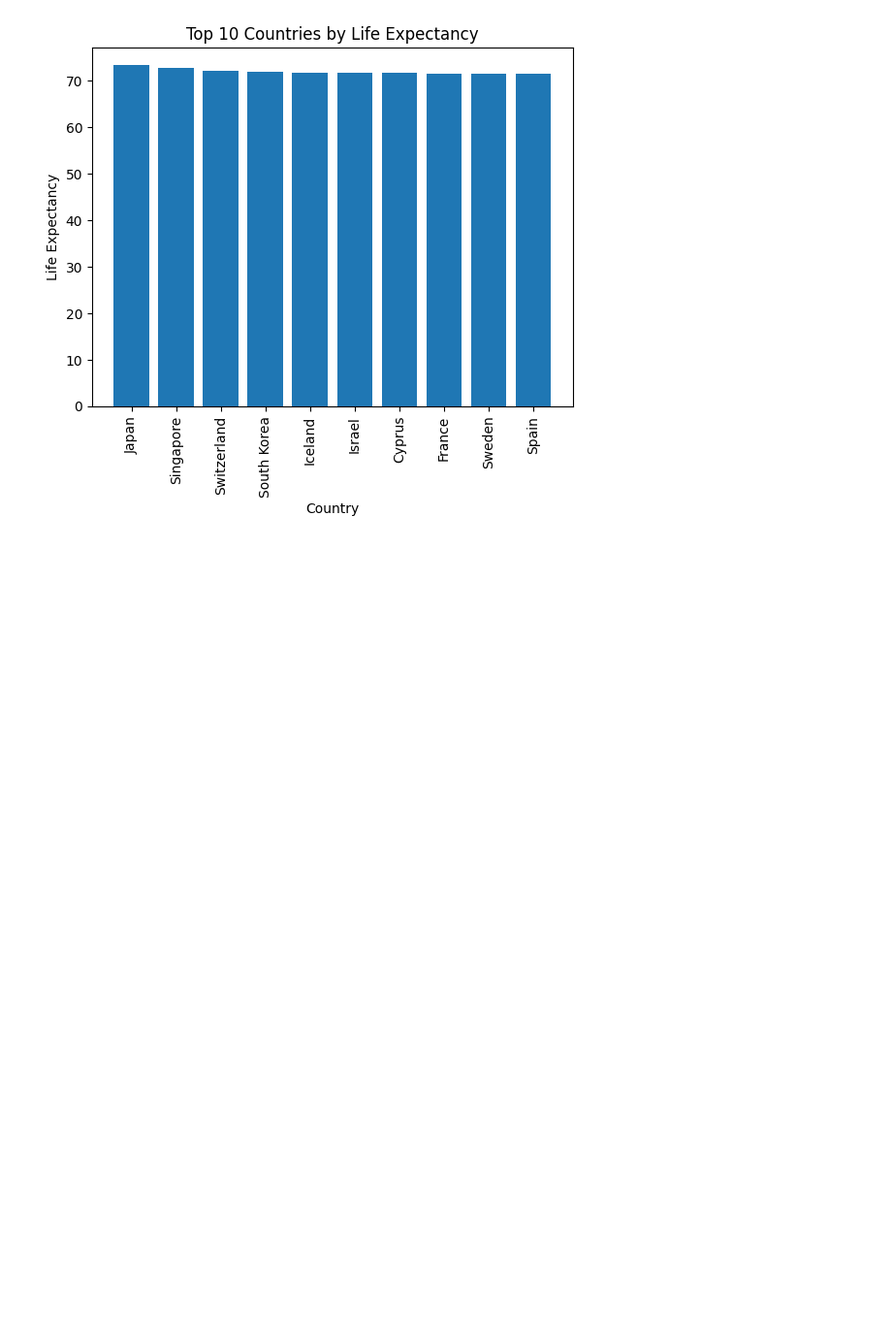
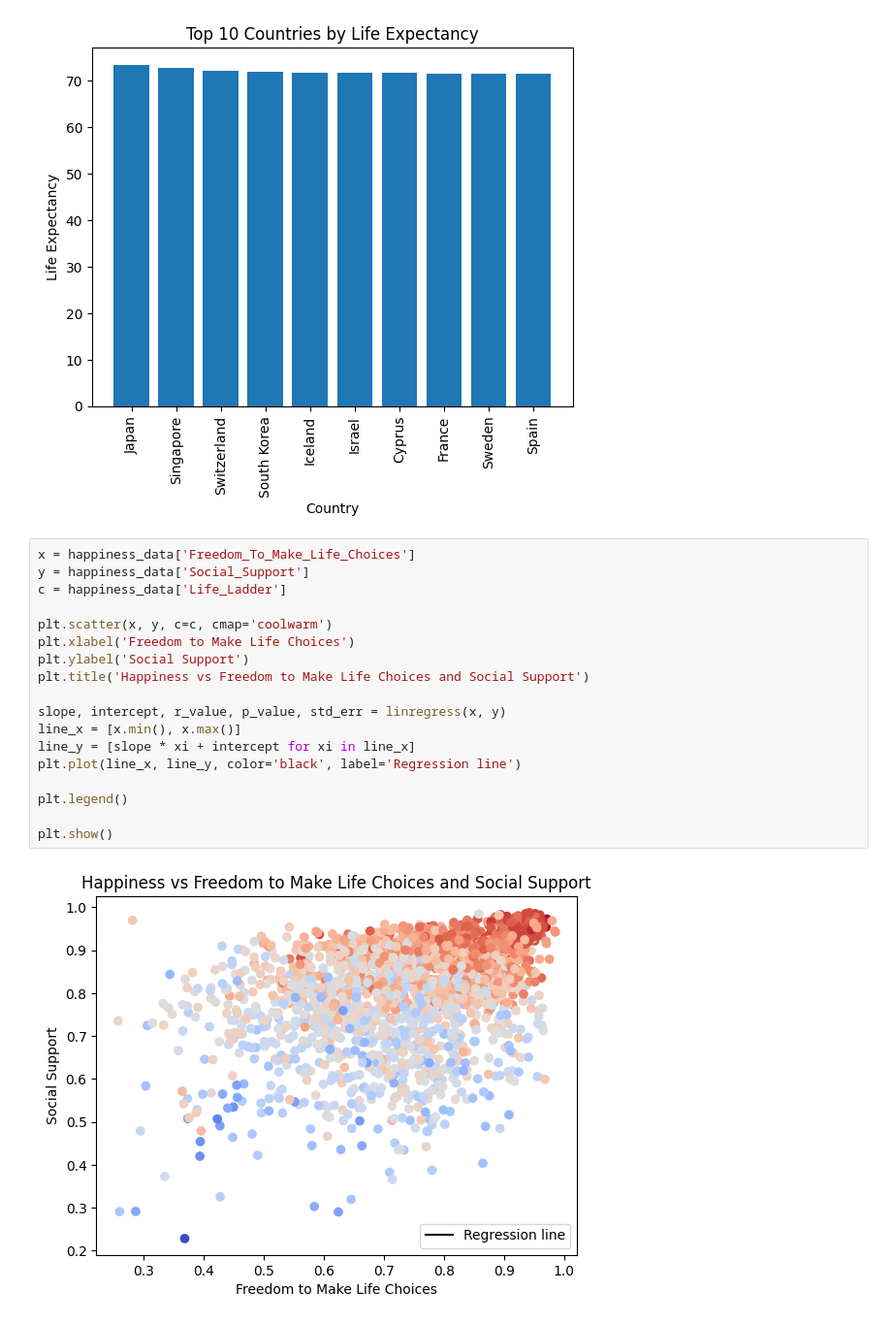
Before and after one commit to kalashnikovkid/Data-Analysis-Project-1, a Jupyter notebook: Analysis/main.ipynb, the cells around one changed output. Shown at 97% size. Cells and saved outputs as stored; diff of their text form; blank space fills up the shorter version.

```diff
--- a/Analysis/main.ipynb
+++ b/Analysis/main.ipynb
@@ -138,3 +139,23 @@ plt.title("Top 10 Countries by Life Expectancy")
 # %% [output]
 Text(0.5, 1.0, 'Top 10 Countries by Life Expectancy')
 [figure]
+# %%
+x = happiness_data['Freedom_To_Make_Life_Choices']
+y = happiness_data['Social_Support']
+c = happiness_data['Life_Ladder']
+
+plt.scatter(x, y, c=c, cmap='coolwarm')
+plt.xlabel('Freedom to Make Life Choices')
+plt.ylabel('Social Support')
+plt.title('Happiness vs Freedom to Make Life Choices and Social Support')
+
+slope, intercept, r_value, p_value, std_err = linregress(x, y)
+line_x = [x.min(), x.max()]
+line_y = [slope * xi + intercept for xi in line_x]
+plt.plot(line_x, line_y, color='black', label='Regression line')
+
+plt.legend()
+
+plt.show()
+# %% [output]
+[figure, added]
```
Also changed, not shown: parts of 1 cell of this notebook.
